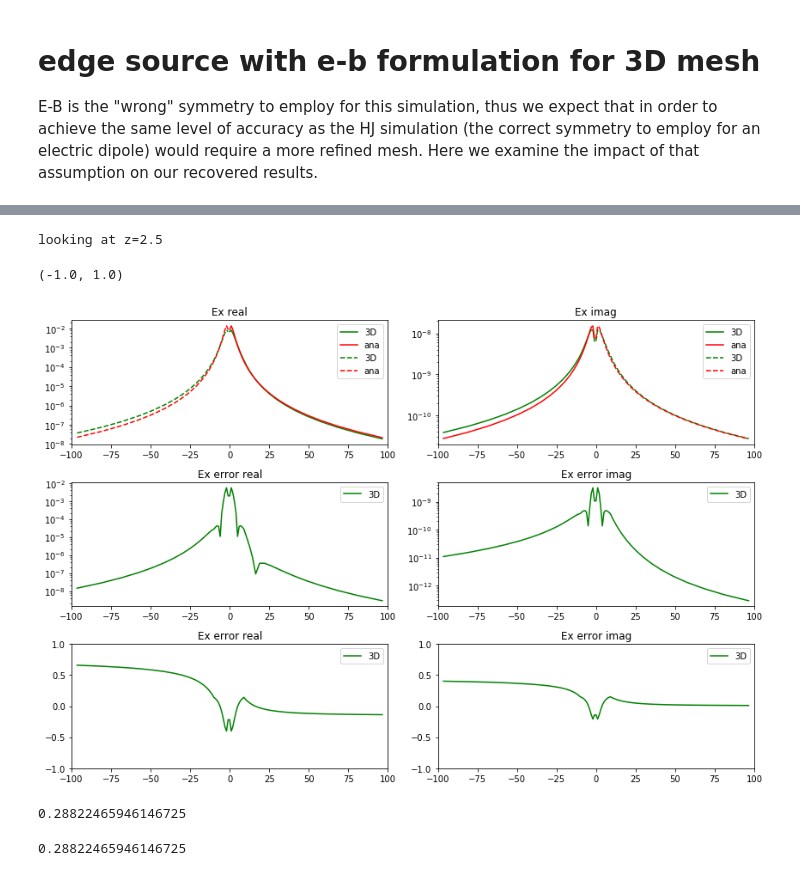
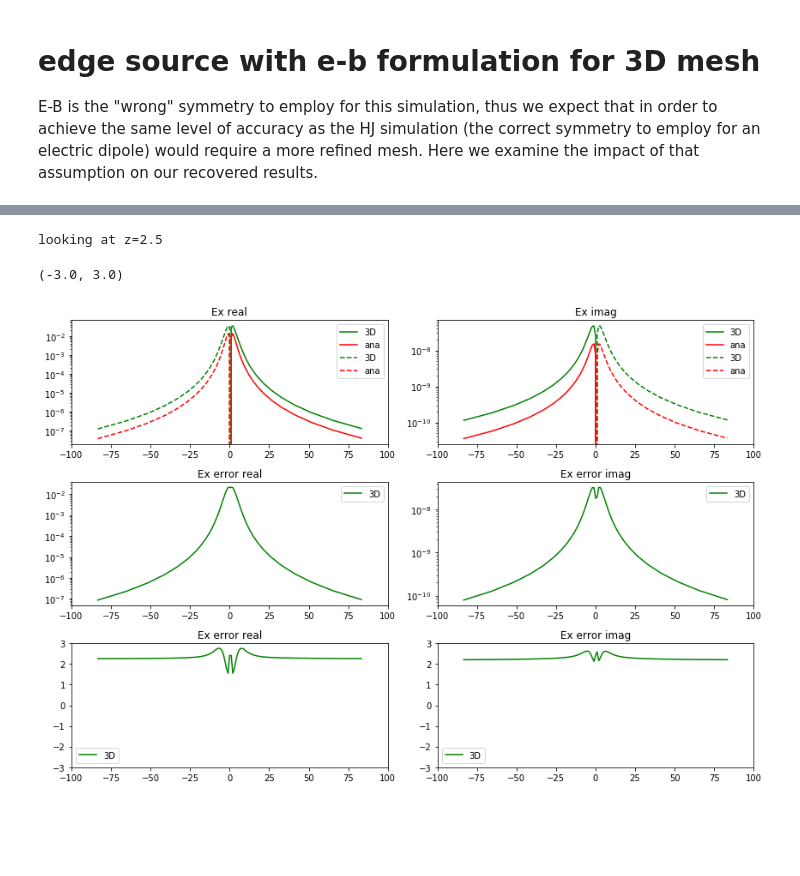
Before and after one commit to simpeg-research/heagy-2018-emcyl, a Jupyter notebook: appendix_notebooks/electric_3D_EB_HJ.ipynb, the cells around one changed output, grey strips where cells are left out. Drawn from its saved outputs; the diff is of its cells as text; code cells hidden in the pictures; blank space fills up the shorter version.

```diff
--- a/appendix_notebooks/electric_3D_EB_HJ.ipynb
+++ b/appendix_notebooks/electric_3D_EB_HJ.ipynb
@@ -177,3 +171,18 @@ ecc_ana = utils.mkvc(np.hstack([eccx, eccz]),2)
+# %%
+edipole = geoana.em.fdem.ElectricDipoleWholeSpace(
+    location = np.r_[0., 0., 0.], sigma=sigma_back, frequency=freqs[freq_plt], current=csx**2 * np.pi,
+    length=1., orientation='Z'
+)
+# %%
+eana_x = edipole.electric_field(mesh2D.gridFx)[:, 0]
+eana_z = edipole.electric_field(mesh2D.gridFz)[:, 2]
+
+eana = utils.mkvc(np.hstack([eana_x, eana_z]),2)
+jana = sigma_back * eana
+
+ecc_ana = edipole.electric_field(mesh2D.gridCC)
+eccx, eccz = ecc_ana[:, 0], ecc_ana[:, 2]
+ecc_ana = utils.mkvc(np.hstack([eccx, eccz]),2)
 # %%
 fig, ax = plt.subplots(1,3, figsize=(12, 5))
 
@@ -357,4 +368,4 @@ fields3D_e = prb3D_e.fields(sigma_back*np.ones(mesh3D.nC))
 # %%
-freq_plt = 1
+freq_plt = 0
 e3D_cc = mesh3D.aveE2CCV * fields3D_e[edgeSrcList[freq_plt], 'e']
-e3D_ccplt = gete3Dplot(e3D_cc)
+e3D_ccplt = get3Dslice(e3D_cc, 0, 'CC')
@@ -375,7 +379,7 @@ print(e3DE.shape, mesh3D.nE, mesh3D.nF)
 # %%
 e3DE = fields3D_e[edgeSrcList[freq_plt], 'e']
-e3DE_x = j3D[:mesh3D.nEx].reshape(mesh3D.vnEx, order='F')
-e3DE_z = j3D[mesh3D.vnE[:2].sum():] #.reshape(mesh3D.vnEz, order='F')
+e3DE_x = e3DE[:mesh3D.nEx].reshape(mesh3D.vnEx, order='F')
+e3DE_z = e3DE[mesh3D.vnE[:2].sum():] #.reshape(mesh3D.vnEz, order='F')
 
 XYZ_x = utils.ndgrid(mesh3D.vectorCCx, np.r_[0.], mesh3D.vectorNz)
 eanaE_x, _, _ = Analytics.E_from_ElectricDipoleWholeSpace(
@@ -406,19 +410,11 @@ looking at z=0.500000000002
 # %%
 x_ind = 2
 print('looking at z={}'.format(mesh3D.vectorCCx[x_ind]))
 
 fig, ax = plot_lines(mesh3D.vectorNz, None, e3DE_x[x_ind, 0, :], eanaE_x[x_ind, :], xlim=[-100., 100.], name='Ex')
-ax[2].set_ylim([-1., 1.])
-ax[5].set_ylim([-1., 1.])
+ax[2].set_ylim([-3., 3.])
+ax[5].set_ylim([-3., 3.])
 # %% [output]
 looking at z=2.5
-(-1.0, 1.0)
+(-3.0, 3.0)
-[figure, old version]
+[figure, new version]
-# %%
-np.linalg.norm(e3DE_x[:,0,:])
-# %% [output]
-0.28822465946146725
-# %%
-np.linalg.norm(e3DE_x[:,0,:])
-# %% [output]
-0.28822465946146725
```
Also changed, not shown: parts of 26 cells of this notebook, 4 other files.
